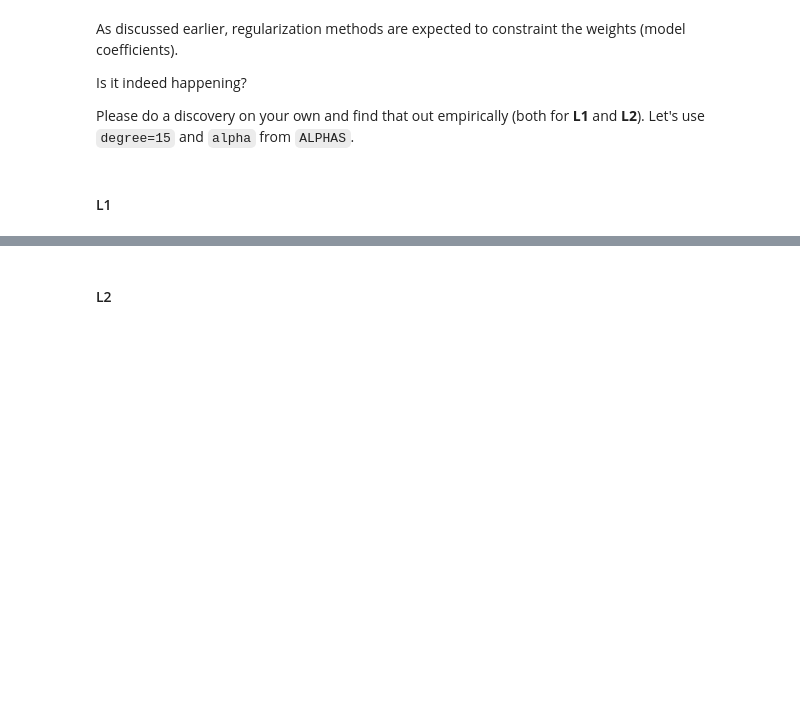
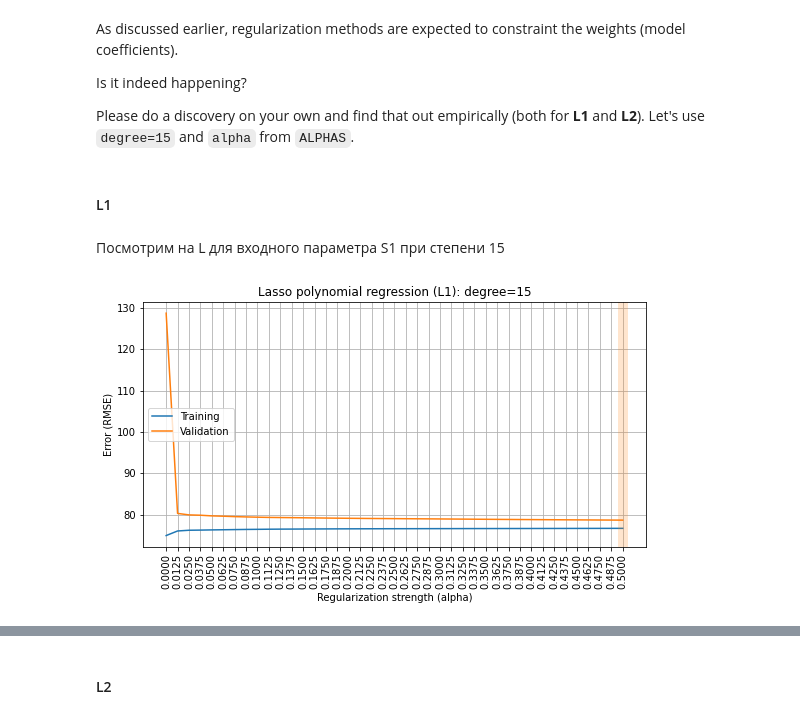
Before and after one commit to githubjeka/ml-intro, a Jupyter notebook: overfitting_regularization.ipynb, the cells around one changed output, grey strips where cells are left out. Cells and saved outputs as stored; diff of their text form; code cells hidden in the pictures; blank space fills up the shorter version.

```diff
--- a/overfitting_regularization.ipynb
+++ b/overfitting_regularization.ipynb
@@ -462,0 +472,19 @@ Please do a discovery on your own and find that out empirically (both for **L1**
+# %% [markdown]
+Посмотрим на L для входного параметра S1 при степени 15
+# %%
+rmse_train, rmse_valid = [], []
+_x_data = X_train.loc[:, ['s1']]
+_y_data = y_train
+for alpha in ALPHAS:
+    results = cross_validate(make_model(degree=15, penalty='L1', alpha=alpha),
+                             _x_data, _y_data, cv=5,
+                             return_train_score=True,
+                             scoring='neg_root_mean_squared_error')
+    rmse_train.append(-np.mean(results['train_score']))
+    rmse_valid.append(-np.mean(results['test_score']))
+
+plot_fitting_graph(ALPHAS, rmse_train, rmse_valid,
+                   xlabel='Regularization strength (alpha)', ylabel='Error (RMSE)',
+                   title='Lasso polynomial regression (L1): degree=15')
+# %% [output]
+[figure, added]
```
Also changed, not shown: parts of 22 cells of this notebook.
